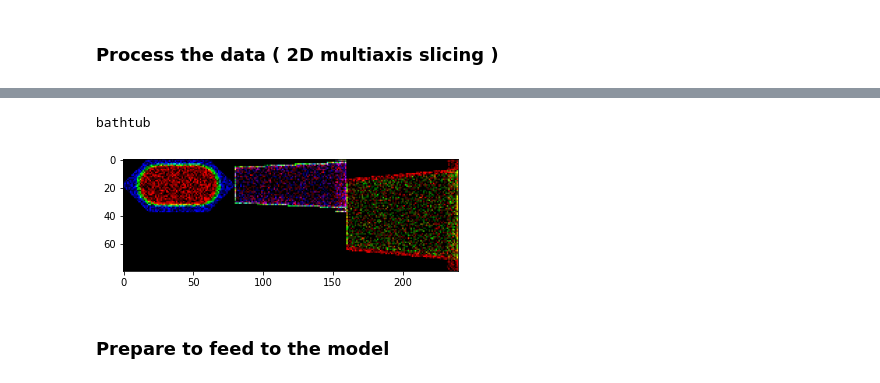
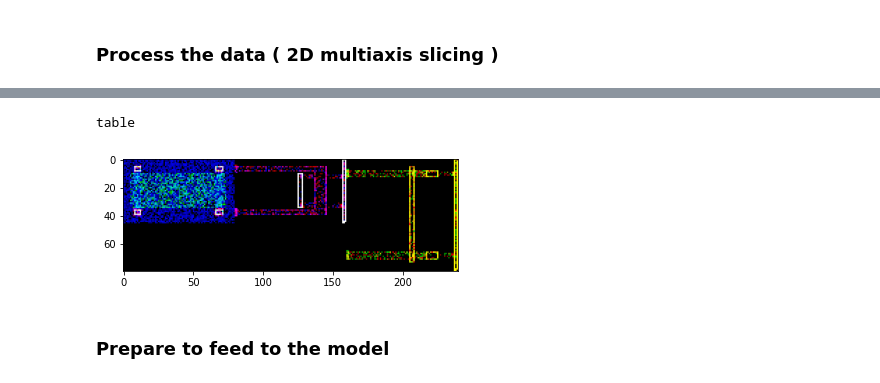
Before and after one commit to RazvanDu/3DRecognition, a Jupyter notebook: 3DRecognition.ipynb, the cells around one changed output, grey strips where cells are left out. Cells and saved outputs as stored; diff of their text form; code cells hidden in the pictures.

```diff
--- a/3DRecognition.ipynb
+++ b/3DRecognition.ipynb
@@ -244,19 +244,19 @@ def changeViewRGB(data):
             goJ = int((point[1] - 1 - 0.01)/3)
 
             if 0 <= goI < normalizedSize and 0 <= goJ < normalizedSize:
-                slices[0, goI, goJ, k] += dividend
+                slices[0, goI, goJ, k] += (255 - slices[0, goI, goJ, k])/2
 
             goI = int((point[0] - 1 - 0.01)/3)
             goJ = int((point[2] - 1 - 0.01)/3)
 
             if 0 <= goI < normalizedSize and 0 <= goJ < normalizedSize:
-                slices[1, goI, goJ, j] += dividend
+                slices[1, goI, goJ, j] += (255 - slices[1, goI, goJ, j])/2
 
             goI = int((point[1] - 1 - 0.01)/3)
             goJ = int((point[2] - 1 - 0.01)/3)
 
             if 0 <= goI < normalizedSize and 0 <= goJ < normalizedSize:
-                slices[2, goI, goJ, i] += dividend
+                slices[2, goI, goJ, i] += (255 - slices[2, goI, goJ, i])/2
 
             #slices[int(point[0] - 0.01), int(point[1] - 0.01), i] |= (3 << (2 * j))
 
@@ -304,13 +304,13 @@ def combineToSinglePicture(data):
 train_images_rgb_combined = combineToSinglePicture(train_images_rgb)
 test_images_rgb_combined = combineToSinglePicture(test_images_rgb)
 # %%
-index = 4
+index = 3500
 print(train_images_rgb_combined[index][0])
 plt.imshow(train_images_rgb_combined[index][1])
 plt.show()
 # %% [output]
-bathtub
+table
-[figure, old version]
+[figure, new version]
 # %% [markdown]
 ### Prepare to feed to the model
 # %%
```
Also changed, not shown: parts of 3 cells of this notebook.
